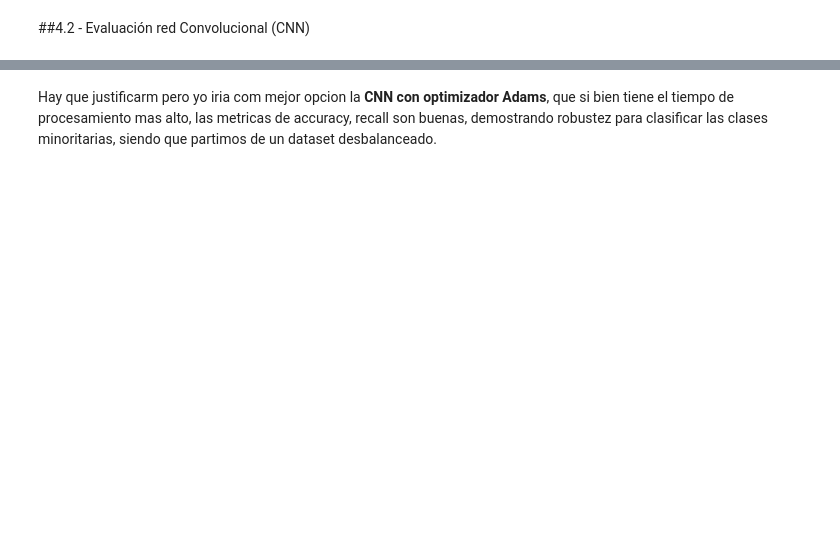
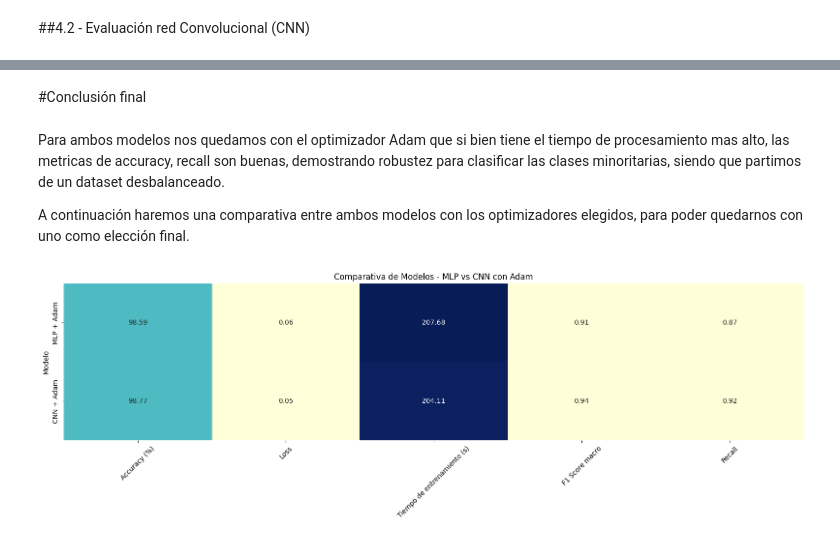
Before and after one commit to analiacuracaram/UGR_DeepLearning, a Jupyter notebook: Trabajo_Practico_N1_Aprendizaje_Profundo.ipynb, the cells around one changed output, grey strips where cells are left out. Cells and saved outputs as stored; diff of their text form; code cells hidden in the pictures; blank space fills up the shorter version.

```diff
--- a/Trabajo_Practico_N1_Aprendizaje_Profundo.ipynb
+++ b/Trabajo_Practico_N1_Aprendizaje_Profundo.ipynb
@@ -516,6 +580,6 @@ No obstante, si se busca reducir el tiempo de entrenamiento sin comprometer sign
 # %%
-loss, acc = model_adam_cnn.evaluate(X_test, y_test)
-print(f"Accuracy general Adam para CNN: {acc:.2%}")
+loss_adam_cnn, acc_adam_cnn = model_adam_cnn.evaluate(X_test, y_test)
+print(f"Accuracy general Adam para CNN: {acc_adam_cnn:.2%}")
 print(f"Tiempo de entrenamiento con Adam para CNN: {tiempo_adam_cnn:.2f} segundos")
 
 loss, acc = model_rms_cnn.evaluate(X_test, y_test)
@@ -533,15 +597,15 @@ from sklearn.metrics import confusion_matrix, ConfusionMatrixDisplay
 
 # Obtener predicciones del modelo (clase con mayor probabilidad)
 y_pred_probs = model_adam_cnn.predict(X_test)
-y_pred = np.argmax(y_pred_probs, axis=1)
+y_pred_adam_cnn = np.argmax(y_pred_probs, axis=1)
 
 # Calcular la matriz de confusión
-matriz = confusion_matrix(y_test, y_pred)
+matriz = confusion_matrix(y_test, y_pred_adam_cnn)
 
 # Mostrar la matriz gráficamente
 disp = ConfusionMatrixDisplay(confusion_matrix=matriz, display_labels=['A', 'N', 'V'])
 disp.plot(cmap=plt.cm.Blues)
 plt.title("Matriz de Confusión - CNN con Adam")
 plt.show()
-print("Classification Report:\n", classification_report(y_test, y_pred))
+print("Classification Report:\n", classification_report(y_test, y_pred_adam_cnn))
 # %% [output]
@@ -634,2 +691,35 @@ Las oscilaciones en validación (más visibles en RMSprop) pueden indicar ligera
+# %% [markdown]
+#Conclusión final
 # %% [markdown]
-Hay que justificarm pero yo iria com mejor opcion la **CNN con optimizador Adams**, que si bien tiene el tiempo de procesamiento mas alto, las metricas de accuracy, recall son buenas, demostrando robustez para clasificar las clases minoritarias, siendo que partimos de un dataset desbalanceado.
+Para ambos modelos nos quedamos con el optimizador Adam que si bien tiene el tiempo de procesamiento mas alto, las metricas de accuracy, recall son buenas, demostrando robustez para clasificar las clases minoritarias, siendo que partimos de un dataset desbalanceado.
+
+A continuación haremos una comparativa entre ambos modelos con los optimizadores elegidos, para poder quedarnos con uno como elección final.
+# %%
+resultados = {
+    "Modelo": ["MLP + Adam", "CNN + Adam"],
+    "Accuracy (%)": [acc_adam_mlp := acc * 100, acc_cnn := acc_adam_cnn * 100],
+    "Loss": [loss_adam_mlp := loss, loss_adam_cnn := loss_adam_cnn],
+    "Tiempo de entrenamiento (s)": [tiempo_adam, tiempo_adam_cnn],
+    "F1 Score macro": [
+        classification_report(y_test, y_pred_adam_mlp, output_dict=True)["macro avg"]["f1-score"],
+        classification_report(y_test, y_pred_adam_cnn, output_dict=True)["macro avg"]["f1-score"]
+    ],
+    "Recall": [
+        classification_report(y_test, y_pred_adam_mlp, output_dict=True)["macro avg"]["recall"],
+        classification_report(y_test, y_pred_adam_cnn, output_dict=True)["macro avg"]["recall"]
+    ]
+}
+
+df_comparativa = pd.DataFrame(resultados)
+
+import matplotlib.pyplot as plt
+import seaborn as sns
+
+plt.figure(figsize=(16, 4))
+sns.heatmap(df_comparativa.set_index("Modelo"), annot=True, fmt=".2f", cmap="YlGnBu", cbar=False)
+plt.title("Comparativa de Modelos - MLP vs CNN con Adam")
+plt.tight_layout()
+plt.xticks(rotation=45)
+plt.show()
+# %% [output]
+[figure, added]
```
Also changed, not shown: parts of 35 cells of this notebook.
